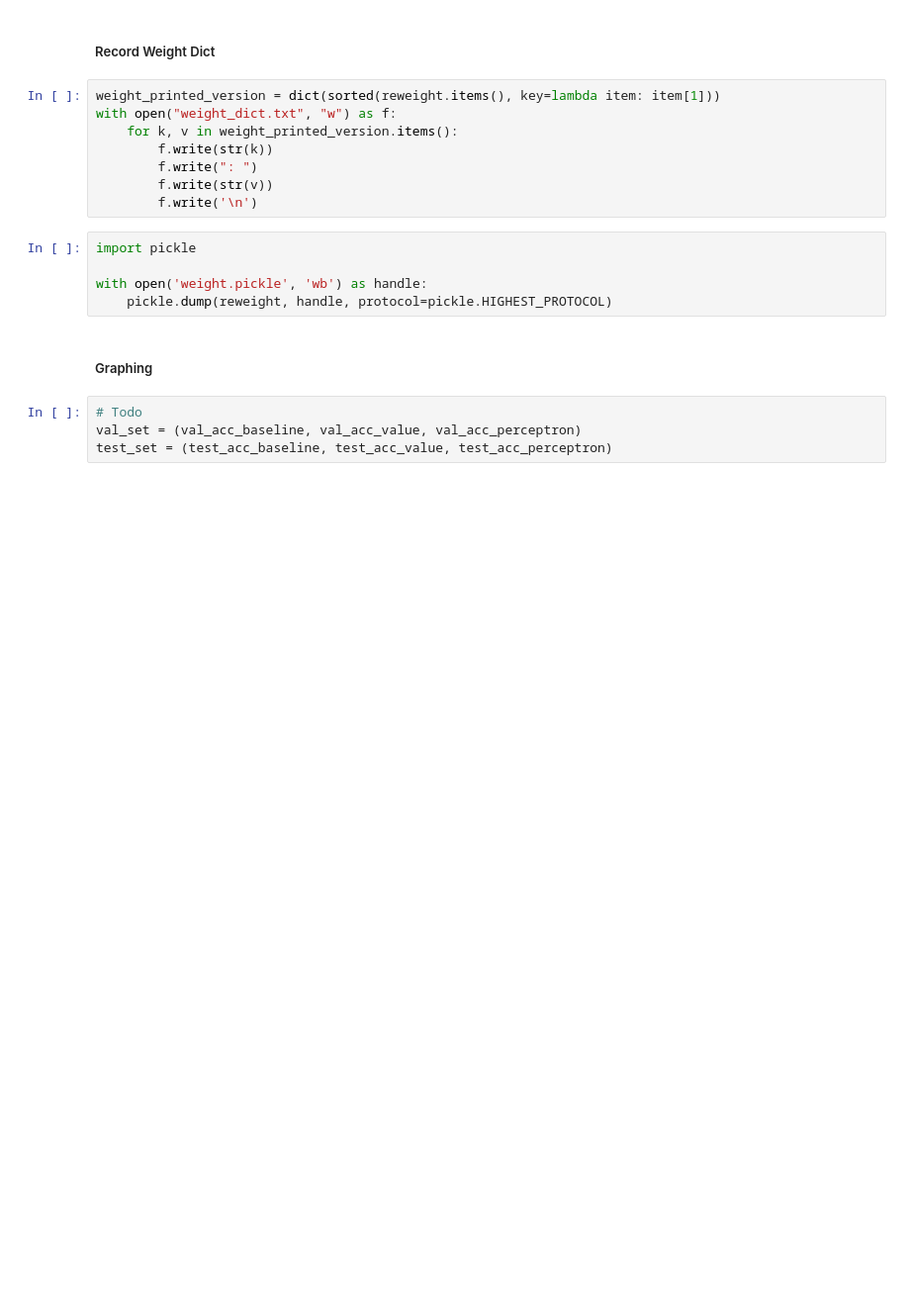
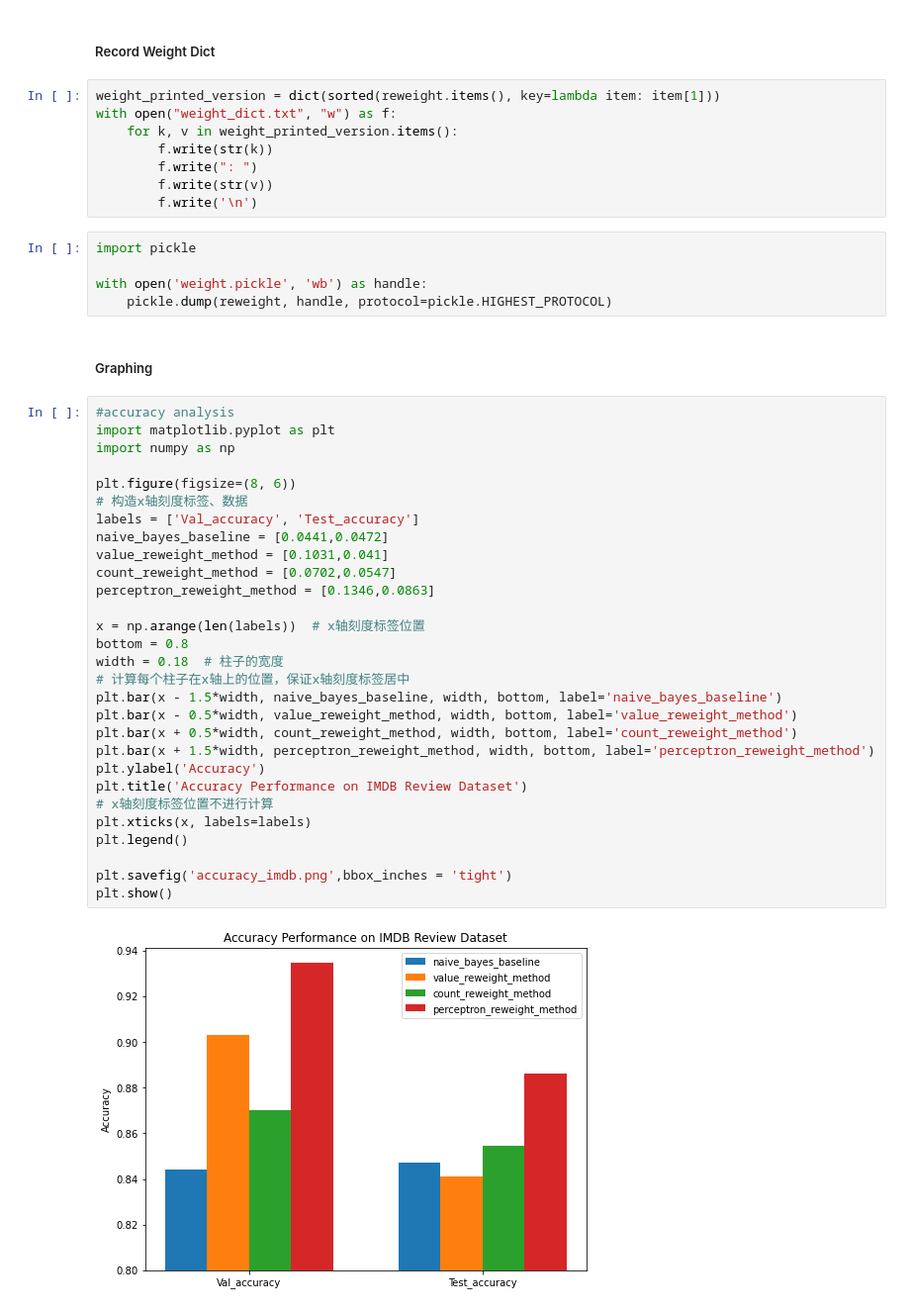
Before and after one commit to FanTasZZhang/Deus_Ex_Lingua_Naturali, a Jupyter notebook: main.ipynb, the cells around one changed output. Shown: that part at 99% size. Drawn from its saved outputs; the diff is of its cells as text; blank space fills up the shorter version.

Commit message:
add yelp part and graph part

```diff
--- a/main.ipynb
+++ b/main.ipynb
@@ -408,7 +426,34 @@ with open('weight.pickle', 'wb') as handle:
     pickle.dump(reweight, handle, protocol=pickle.HIGHEST_PROTOCOL)
 # %% [markdown]
 ##### Graphing
-# %%
-# Todo
-val_set = (val_acc_baseline, val_acc_value, val_acc_perceptron)
-test_set = (test_acc_baseline, test_acc_value, test_acc_perceptron)
+# %%
+#accuracy analysis
+import matplotlib.pyplot as plt
+import numpy as np
+
+plt.figure(figsize=(8, 6))
+# 构造x轴刻度标签、数据
+labels = ['Val_accuracy', 'Test_accuracy']
+naive_bayes_baseline = [0.0441,0.0472]
+value_reweight_method = [0.1031,0.041]
+count_reweight_method = [0.0702,0.0547]
+perceptron_reweight_method = [0.1346,0.0863]
+
+x = np.arange(len(labels))  # x轴刻度标签位置
+bottom = 0.8
+width = 0.18  # 柱子的宽度
+# 计算每个柱子在x轴上的位置，保证x轴刻度标签居中
+plt.bar(x - 1.5*width, naive_bayes_baseline, width, bottom, label='naive_bayes_baseline')
+plt.bar(x - 0.5*width, value_reweight_method, width, bottom, label='value_reweight_method')
+plt.bar(x + 0.5*width, count_reweight_method, width, bottom, label='count_reweight_method')
+plt.bar(x + 1.5*width, perceptron_reweight_method, width, bottom, label='perceptron_reweight_method')
+plt.ylabel('Accuracy')
+plt.title('Accuracy Performance on IMDB Review Dataset')
+# x轴刻度标签位置不进行计算
+plt.xticks(x, labels=labels)
+plt.legend()
+
+plt.savefig('accuracy_imdb.png',bbox_inches = 'tight')
+plt.show()
+# %% [output]
+[figure, added]
```
Also changed, not shown: parts of 11 cells of this notebook, 2 other files.
